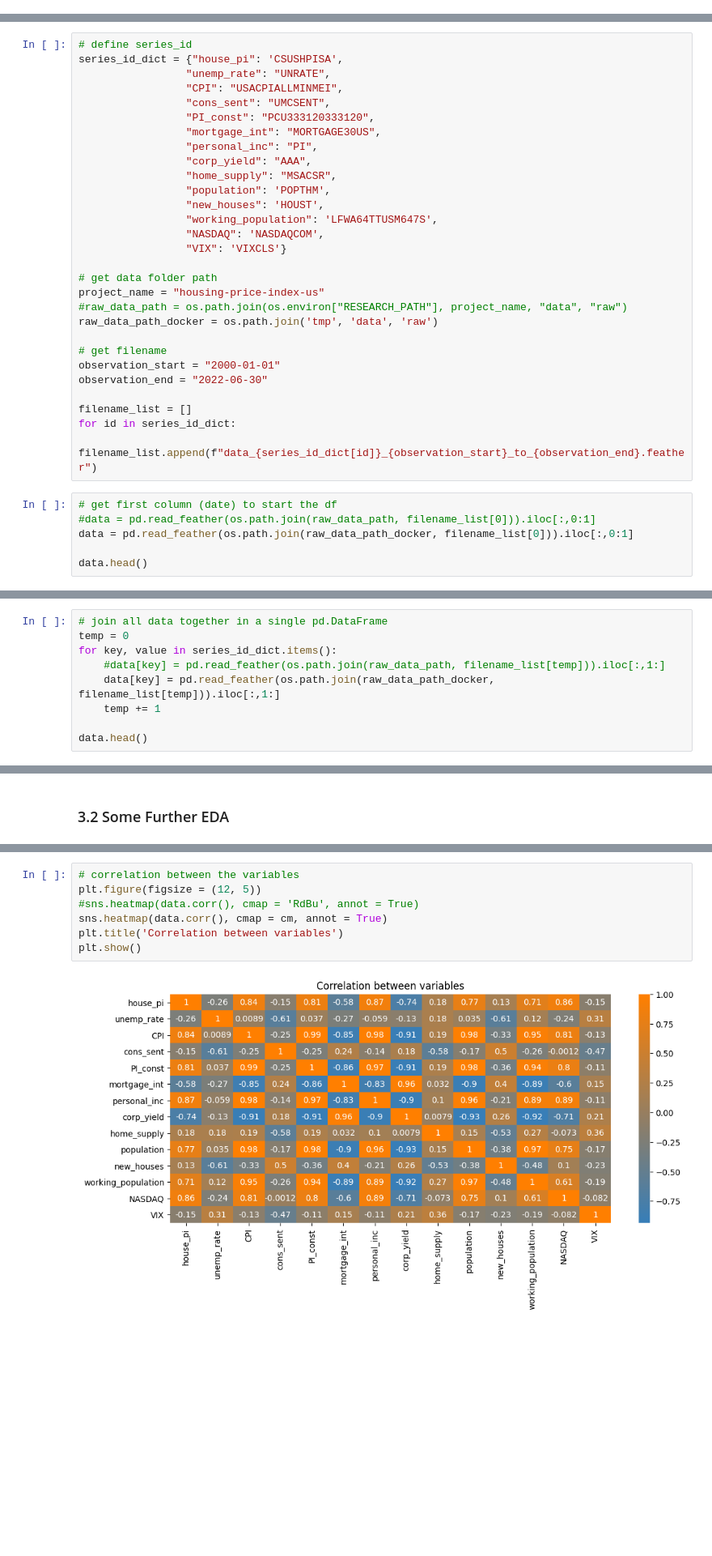
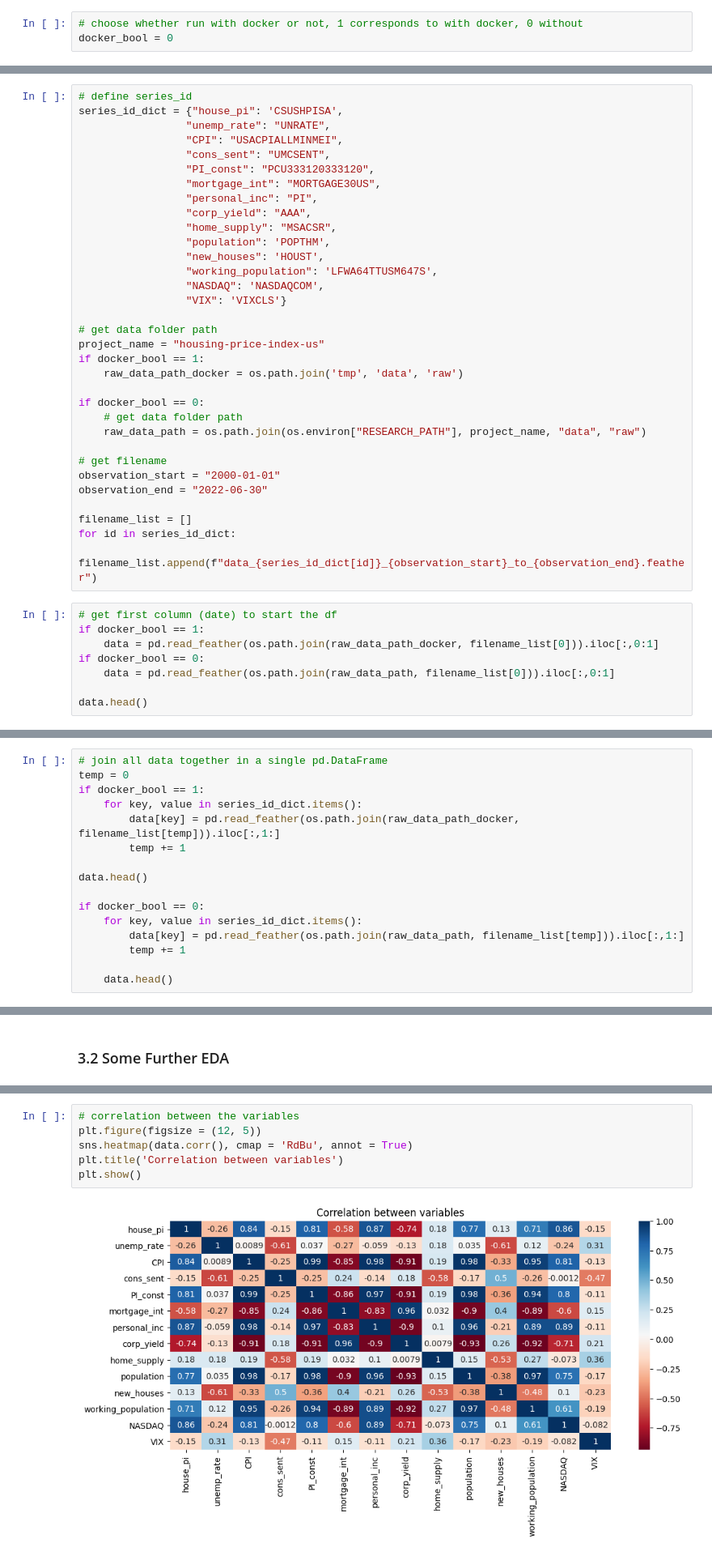
Before and after one commit to AtK42/digital-tools-for-finance-homework, a Jupyter notebook: housing-price-index-us/notebooks/housing-price-index-us.ipynb, the cells around one changed output, grey strips where cells are left out. Shown at 81% size. Saved outputs shown, nothing was run; the diff lists cells and outputs as text; blank space fills up the shorter version.

Commit message:
adjusted script to run with/without docker, adjusted docker file slighlty, clean up

```diff
--- a/housing-price-index-us/notebooks/housing-price-index-us.ipynb
+++ b/housing-price-index-us/notebooks/housing-price-index-us.ipynb
@@ -21,3 +21,6 @@
     4.3 Model 3: Using Model 2 Less Insignificant Predictors
 
 5. Model Selection
+# %%
+# choose whether run with docker or not, 1 corresponds to with docker, 0 without
+docker_bool = 0
@@ -93,8 +86,12 @@ series_id_dict = {"house_pi": 'CSUSHPISA',
 
 # get data folder path
 project_name = "housing-price-index-us"
-#raw_data_path = os.path.join(os.environ["RESEARCH_PATH"], project_name, "data", "raw")
-raw_data_path_docker = os.path.join('tmp', 'data', 'raw')
+if docker_bool == 1:
+    raw_data_path_docker = os.path.join('tmp', 'data', 'raw')
+
+if docker_bool == 0:
+    # get data folder path
+    raw_data_path = os.path.join(os.environ["RESEARCH_PATH"], project_name, "data", "raw")
 
 # get filename
 observation_start = "2000-01-01"
@@ -105,8 +102,10 @@ for id in series_id_dict:
     filename_list.append(f"data_{series_id_dict[id]}_{observation_start}_to_{observation_end}.feather")
 # %%
 # get first column (date) to start the df
-#data = pd.read_feather(os.path.join(raw_data_path, filename_list[0])).iloc[:,0:1]
-data = pd.read_feather(os.path.join(raw_data_path_docker, filename_list[0])).iloc[:,0:1]
+if docker_bool == 1:
+    data = pd.read_feather(os.path.join(raw_data_path_docker, filename_list[0])).iloc[:,0:1]
+if docker_bool == 0:
+    data = pd.read_feather(os.path.join(raw_data_path, filename_list[0])).iloc[:,0:1]
 
 data.head()
 # %% [output]
@@ -119,9 +118,16 @@ data.head()
 # %%
 # join all data together in a single pd.DataFrame
 temp = 0
-for key, value in series_id_dict.items():
-    #data[key] = pd.read_feather(os.path.join(raw_data_path, filename_list[temp])).iloc[:,1:]
-    data[key] = pd.read_feather(os.path.join(raw_data_path_docker, filename_list[temp])).iloc[:,1:]
-    temp += 1
+if docker_bool == 1:
+    for key, value in series_id_dict.items():
+        data[key] = pd.read_feather(os.path.join(raw_data_path_docker, filename_list[temp])).iloc[:,1:]
+        temp += 1
 
 data.head()
+
+if docker_bool == 0:
+    for key, value in series_id_dict.items():
+        data[key] = pd.read_feather(os.path.join(raw_data_path, filename_list[temp])).iloc[:,1:]
+        temp += 1
+
+    data.head()
@@ -314,12 +306,11 @@ cm = mc.LinearSegmentedColormap('test', cdict)
 # %%
 # correlation between the variables
 plt.figure(figsize = (12, 5))
-#sns.heatmap(data.corr(), cmap = 'RdBu', annot = True)
-sns.heatmap(data.corr(), cmap = cm, annot = True)
+sns.heatmap(data.corr(), cmap = 'RdBu', annot = True)
 plt.title('Correlation between variables')
 plt.show()
 # %% [output]
-[figure, old version]
+[figure, new version]
 # %% [markdown]
 If the correlation between the independent variables is high, we have an indication that we have multicollinearity which will cause problems later in the estimation and interpretation.
 
```
Also changed, not shown: parts of 14 cells of this notebook, 29 other files.
